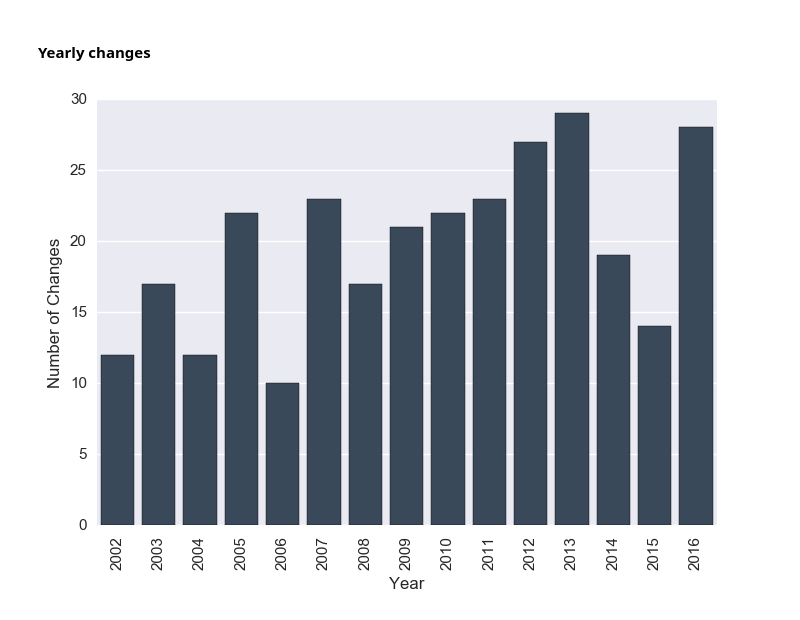
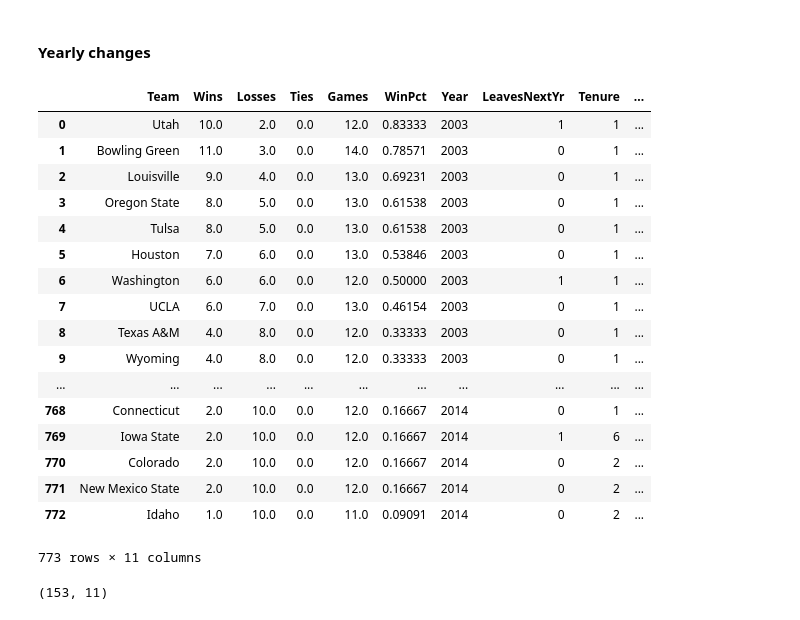
Before and after one commit to bighomeyg/ncaa_hot_seat_2016, a Jupyter notebook: hot_seat_coaches_2016.ipynb, the cells around one changed output. Cells and saved outputs as stored; diff of their text form; code cells hidden in the pictures.

```diff
--- a/hot_seat_coaches_2016.ipynb
+++ b/hot_seat_coaches_2016.ipynb
@@ -43,18 +65,3 @@ def tenure(team):
-# %%
-changes = pd.read_csv("~/Documents/310analytics/github/hot_seat_2016/yearly_turnover.csv")
-df = pd.DataFrame(changes)
-
-sns.set_context("notebook", font_scale=1.1)
-
-yearly_plot=sns.barplot(x='Year', y='Number of Changes', data=df, color="#34495e")
-
-yearly_plot.set_ylabel("Number of Changes")
-
-for item in yearly_plot.get_xticklabels():
-    item.set_rotation(90)
-plt.show()
-# %% [output]
-[figure, removed]
 # %%
 import glob
 
@@ -84,0 +98,32 @@ for team in teams:
+# %%
+df[['Year','Tenure']] = df[['Year','Tenure']].apply(pd.to_numeric)
+training_set = df[df['Tenure'] > 0]
+training_set = training_set[training_set['Year'] < 2015]
+training_set = training_set.reset_index()
+del training_set['index']
+training_set['ExpVsReality'] = training_set['WinPct'] - training_set['PreSeasonExpectations']
+training_set
+# %% [output]
+|  | Team | Wins | Losses | Ties | Games | WinPct | Year | LeavesNextYr | Tenure | ... |
+| 0 | Utah | 10.0 | 2.0 | 0.0 | 12.0 | 0.83333 | 2003 | 1 | 1 | ... |
+| 1 | Bowling Green | 11.0 | 3.0 | 0.0 | 14.0 | 0.78571 | 2003 | 0 | 1 | ... |
+| 2 | Louisville | 9.0 | 4.0 | 0.0 | 13.0 | 0.69231 | 2003 | 0 | 1 | ... |
+| 3 | Oregon State | 8.0 | 5.0 | 0.0 | 13.0 | 0.61538 | 2003 | 0 | 1 | ... |
+| 4 | Tulsa | 8.0 | 5.0 | 0.0 | 13.0 | 0.61538 | 2003 | 0 | 1 | ... |
+| 5 | Houston | 7.0 | 6.0 | 0.0 | 13.0 | 0.53846 | 2003 | 0 | 1 | ... |
+| 6 | Washington | 6.0 | 6.0 | 0.0 | 12.0 | 0.50000 | 2003 | 1 | 1 | ... |
+| 7 | UCLA | 6.0 | 7.0 | 0.0 | 13.0 | 0.46154 | 2003 | 0 | 1 | ... |
+| 8 | Texas A&M | 4.0 | 8.0 | 0.0 | 12.0 | 0.33333 | 2003 | 0 | 1 | ... |
+| 9 | Wyoming | 4.0 | 8.0 | 0.0 | 12.0 | 0.33333 | 2003 | 0 | 1 | ... |
+| ... | ... | ... | ... | ... | ... | ... | ... | ... | ... | ... |
+| 768 | Connecticut | 2.0 | 10.0 | 0.0 | 12.0 | 0.16667 | 2014 | 0 | 1 | ... |
+| 769 | Iowa State | 2.0 | 10.0 | 0.0 | 12.0 | 0.16667 | 2014 | 1 | 6 | ... |
+| 770 | Colorado | 2.0 | 10.0 | 0.0 | 12.0 | 0.16667 | 2014 | 0 | 2 | ... |
+| 771 | New Mexico State | 2.0 | 10.0 | 0.0 | 12.0 | 0.16667 | 2014 | 0 | 2 | ... |
+| 772 | Idaho | 1.0 | 10.0 | 0.0 | 11.0 | 0.09091 | 2014 | 0 | 2 | ... |
+773 rows × 11 columns
+# %%
+canned = training_set[training_set['LeavesNextYr'] == 1]
+canned.shape
+# %% [output]
+(153, 11)
```
Also changed, not shown: parts of 19 cells of this notebook, 1 other file.
